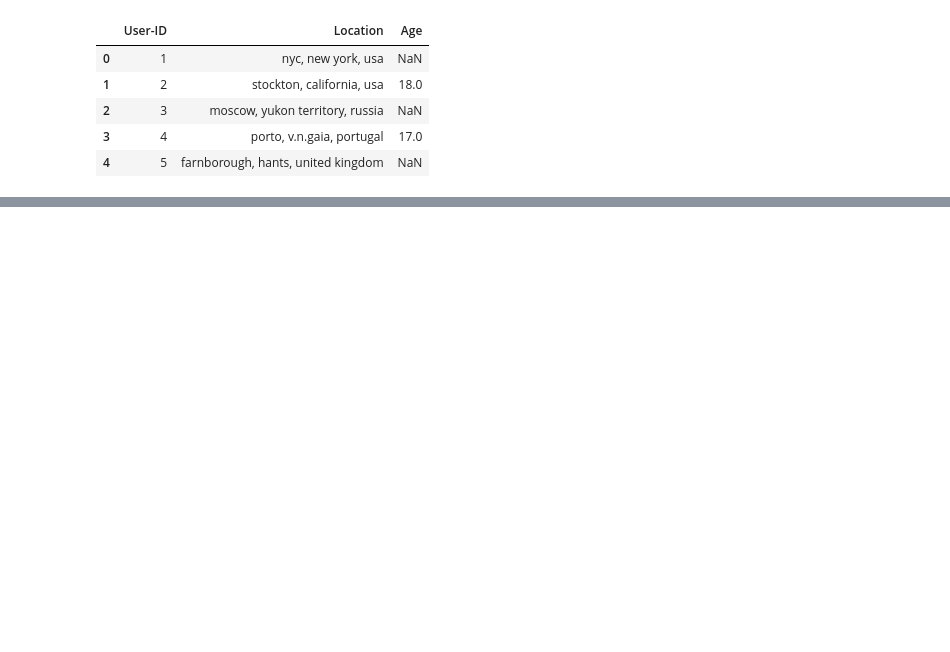
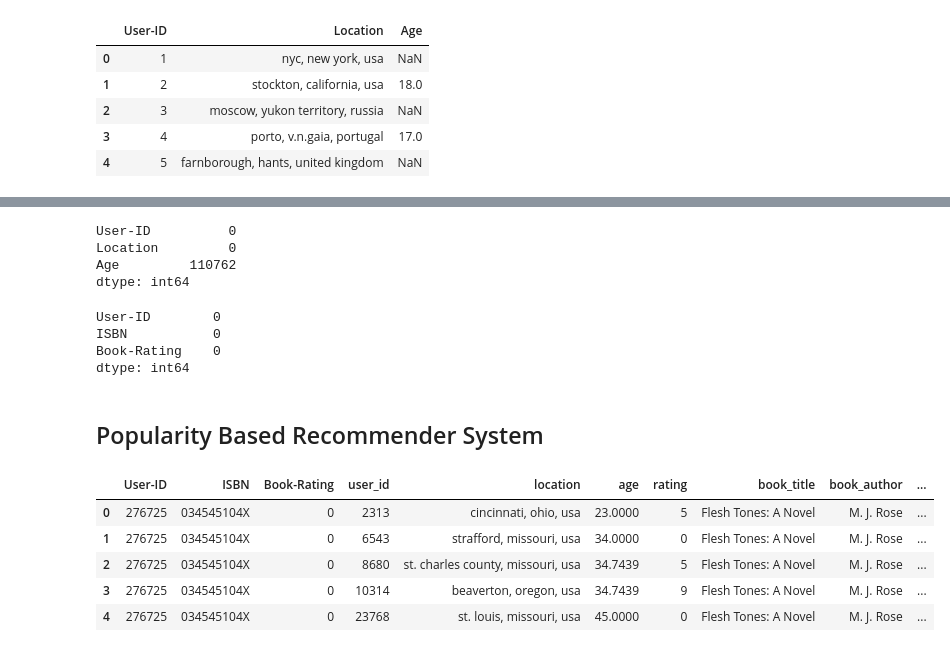
Before and after one commit to NutrinoDaya/Machine-Learning, a Jupyter notebook: Projects/Book Recommendation System/Book Recommendation System.ipynb, the cells around one changed output, grey strips where cells are left out. Saved outputs shown, nothing was run; the diff lists cells and outputs as text; code cells hidden in the pictures; blank space fills up the shorter version.

```diff
--- a/Projects/Book Recommendation System/Book Recommendation System.ipynb
+++ b/Projects/Book Recommendation System/Book Recommendation System.ipynb
@@ -20,0 +4,6 @@ users = pd.read_csv('data/BX-Users.csv',sep=';',encoding='latin-1')
+# %%
+books = pd.read_csv("data/Preprocessed_data.csv",sep=",",encoding='utf-8')
+users = pd.read_csv('data/BX-Users.csv',sep=';',encoding='latin-1')
+ratings = pd.read_csv('data/BX-Book-Ratings.csv',sep=';',encoding='latin-1')
+books.rename(columns={"isbn":"ISBN"},inplace=True)
+# books.rename(columns={"rating":"Book-Rating"},inplace=True)
@@ -29,0 +62,16 @@ users.head(5)
+# %%
+users.isnull().sum()
+# %% [output]
+User-ID          0
+Location         0
+Age         110762
+dtype: int64
+# %%
+ratings.isnull().sum()
+# %% [output]
+User-ID        0
+ISBN           0
+Book-Rating    0
+dtype: int64
+# %% [markdown]
+## Popularity Based Recommender System
@@ -29,0 +80,9 @@ users.head(5)
+# %%
+ratings_with_name.head(5)
+# %% [output]
+|  | User-ID | ISBN | Book-Rating | user_id | location | age | rating | book_title | book_author | ... |
+| 0 | 276725 | 034545104X | 0 | 2313 | cincinnati, ohio, usa | 23.0000 | 5 | Flesh Tones: A Novel | M. J. Rose | ... |
+| 1 | 276725 | 034545104X | 0 | 6543 | strafford, missouri, usa | 34.0000 | 0 | Flesh Tones: A Novel | M. J. Rose | ... |
+| 2 | 276725 | 034545104X | 0 | 8680 | st. charles county, missouri, usa | 34.7439 | 5 | Flesh Tones: A Novel | M. J. Rose | ... |
+| 3 | 276725 | 034545104X | 0 | 10314 | beaverton, oregon, usa | 34.7439 | 9 | Flesh Tones: A Novel | M. J. Rose | ... |
+| 4 | 276725 | 034545104X | 0 | 23768 | st. louis, missouri, usa | 45.0000 | 0 | Flesh Tones: A Novel | M. J. Rose | ... |
```
Also changed, not shown: parts of 23 cells of this notebook.
